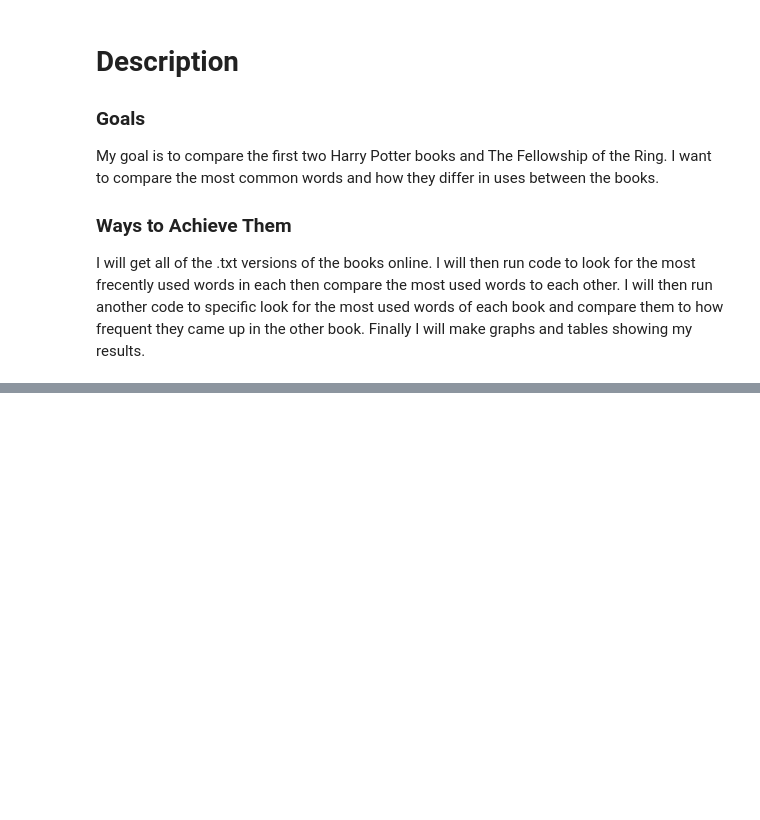
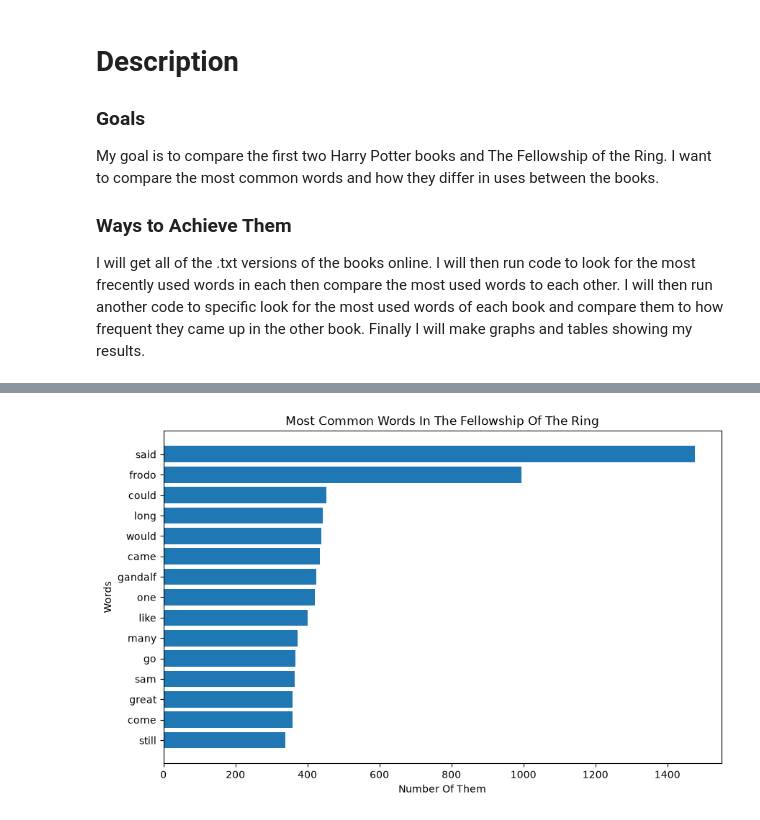
Before and after one commit to utk-cs445-fall26/MiniProject1, a Jupyter notebook: ccoughl3.ipynb, the cells around one changed output, grey strips where cells are left out. Cells and saved outputs as stored; diff of their text form; code cells hidden in the pictures; blank space fills up the shorter version.

```diff
--- a/ccoughl3.ipynb
+++ b/ccoughl3.ipynb
@@ -262,0 +352,12 @@ I will get all of the .txt versions of the books online. I will then run code to
+# %%
+w = [x[0] for x in dataTFOTR[:15]]
+c = [x[1] for x in dataTFOTR[:15]]
+
+plt.figure(figsize=(10, 6))
+plt.barh(w[::-1], c[::-1])
+plt.xlabel("Number Of Them")
+plt.ylabel("Words")
+plt.title("Most Common Words In The Fellowship Of The Ring")
+plt.show()
+# %% [output]
+[figure, added]
```
Also changed, not shown: parts of 7 cells of this notebook.
